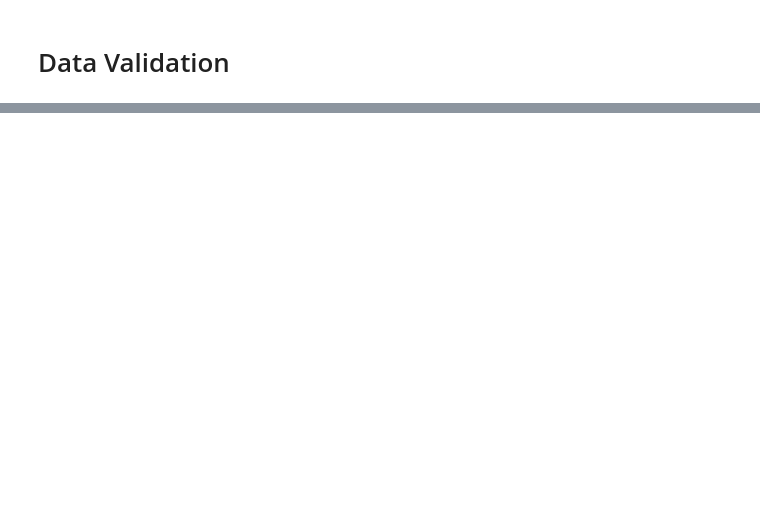
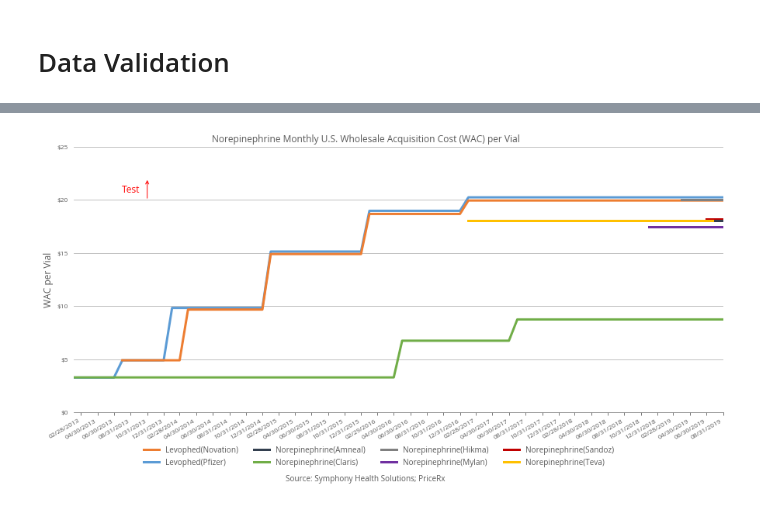
Before and after one commit to rwhughes91/drug_curves, a Jupyter notebook: drug_curves/norepinephrine/norepinephrine_drug_curve.ipynb, the cells around one changed output, grey strips where cells are left out. Cells and saved outputs as stored; diff of their text form; code cells hidden in the pictures; blank space fills up the shorter version.

```diff
--- a/drug_curves/norepinephrine/norepinephrine_drug_curve.ipynb
+++ b/drug_curves/norepinephrine/norepinephrine_drug_curve.ipynb
@@ -85,0 +287,84 @@ for key in keys:
+# %%
+pricerx = calculated_df.pivot_table(index="Date", columns=["Drug", "Manufacturer"], values="Price/Vial")
+
+# Setting up figure and axes
+fig = plt.figure(figsize=(15, 7))
+ax = fig.add_subplot(1, 1, 1)
+
+# Plotting the data
+# Need to make dynamic
+levo_p = pricerx[("Levophed Bitartrate", "Pfizer")]
+nor_h = pricerx[("Norepinephrine Bitartrate", "Hikma")]
+levo_n = pricerx[("Levophed Bitartrate", "Novation")]
+nor_a = pricerx[("Norepinephrine Bitartrate", "Amneal")]
+nor_c = pricerx[("Norepinephrine Bitartrate", "Claris")]
+nor_s = pricerx[("Norepinephrine Bitartrate", "Sandoz")]
+nor_t = pricerx[("Norepinephrine Bitartrate", "Teva")]
+nor_m = pricerx[("Norepinephrine Bitartrate", "Mylan")]
+
+ax.plot(levo_p, c=adj_color_map["blue"], label="Levophed(Pfizer)")
+ax.plot(levo_n, c=adj_color_map["orange"], label="Levophed(Novation)")
+ax.plot(nor_c, c=adj_color_map["green"], label="Norepinephrine(Claris)")
+ax.plot(nor_s, c=adj_color_map["red"], label="Norepinephrine(Sandoz)")
+ax.plot(nor_t, c=adj_color_map["yellow"], label="Norepinephrine(Teva)")
+ax.plot(nor_m, c=adj_color_map["purple"], label="Norepinephrine(Mylan)")
+ax.plot(nor_h, c=adj_color_map["grey"], label="Norepinephrine(Hikma)")
+ax.plot(nor_a, c=adj_color_map["blue-grey"], label="Norepinephrine(Amneal)")
+
+# Creating percentage changes
+# ax.arrow(pd.Timestamp(year=2013, month=10, day=31), 20, 0, 4, arrowstyle="->")
+t = pd.Timestamp(year=2013, month=10, day=31)
+s = pd.Timestamp(year=2013, month=7, day=28)
+q = pd.Timestamp(year=2013, month=4, day=28)
+
+arrowprops = {
+    "arrowstyle": "->",
+    "ec": "red",
+}
+
+ax.text(s, 20.70, "Test", color="red", size=12)
+ax.annotate("", xy=(t, 22), xytext=(t, 20), arrowprops=arrowprops)
+
+# Formatting the y axis
+ax.set_ylim([0, 25])
+ax.yaxis.set_major_formatter(FuncFormatter(format_fn_wac))
+ax.yaxis.grid(True)
+
+# Formatting the x axis
+ax.set_xticks(list(levo_p.index)[::-2])
+ax.set_xlim([levo_p.index[0], levo_p.index[-1]])
+years_fmt = mdates.DateFormatter("%m/%d/%Y")
+ax.xaxis.set_major_formatter(years_fmt)
+
+# Removing spines and ticks (where necessary)
+ax.spines["top"].set_visible(False)
+ax.spines["left"].set_visible(False)
+ax.spines["right"].set_visible(False)
+
+# Adding labels and titles
+ax.tick_params(left=False)
+ax.set_title("Norepinephrine Monthly U.S. Wholesale Acquisition Cost (WAC) per Vial", size="large", position=(.45,1))
+ax.set_xlabel("Source: Symphony Health Solutions; PriceRx", labelpad=45, position=(.45,1), size="medium")
+ax.set_ylabel("WAC per Vial", size="large")
+
+# Reducing axis font and setting x spine color
+ax.tick_params(axis='x', labelsize="small")
+ax.tick_params(axis='y', labelsize="small")
+ax.spines["bottom"].set_color('grey')
+
+# Formatting the date labels
+fig.autofmt_xdate()
+
+# Organizing the legend
+handles, labels = ax.get_legend_handles_labels()
+h = sorted(zip(handles, labels), key=operator.itemgetter(1))
+handles2, labels2 = zip(*h)
+
+# Plotting the legend
+ax.legend(handles2, labels2, loc="upper center", ncol=4, bbox_to_anchor=(.47,-0.10), frameon=False)
+
+# Showing the plot
+plt.show()
+# plt.savefig("price_test.pdf")
+# %% [output]
+[figure, added]
```
Also changed, not shown: parts of 16 cells of this notebook, 5 other files.
